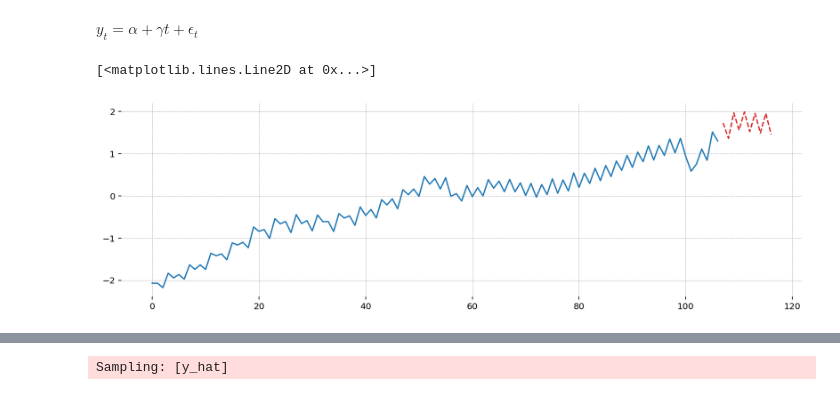
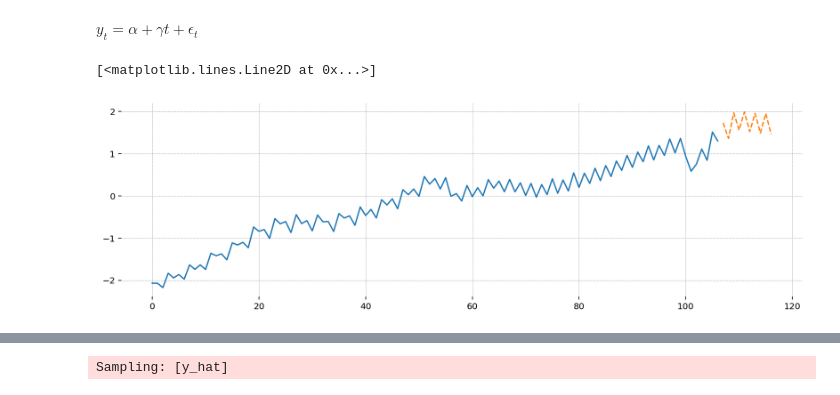
Before and after one commit to powell001/pymc_getting_started, a Jupyter notebook: code/time_series_gdp.ipynb, the cells around one changed output, grey strips where cells are left out. Drawn from its saved outputs; the diff is of its cells as text; code cells hidden in the pictures.

```diff
--- a/code/time_series_gdp.ipynb
+++ b/code/time_series_gdp.ipynb
@@ -75,13 +75,13 @@ $
 # %%
 
 train_data = data[:107]
 test_data = data[-10:]
 
 plt.plot(train_data, color='tab:blue')
-plt.plot(np.arange(107, 117), test_data, ls='--', color='tab:red')
+plt.plot(np.arange(107, 117), test_data, ls='--', color='tab:orange')
 # %% [output]
 [<matplotlib.lines.Line2D at 0x...>]
-[figure, old version]
+[figure, new version]
 # %%
 with pm.Model() as det_trend:
     t_pt = pm.MutableData('t', t[:107])
```
Also changed, not shown: parts of 2 cells of this notebook, 5 other files.
